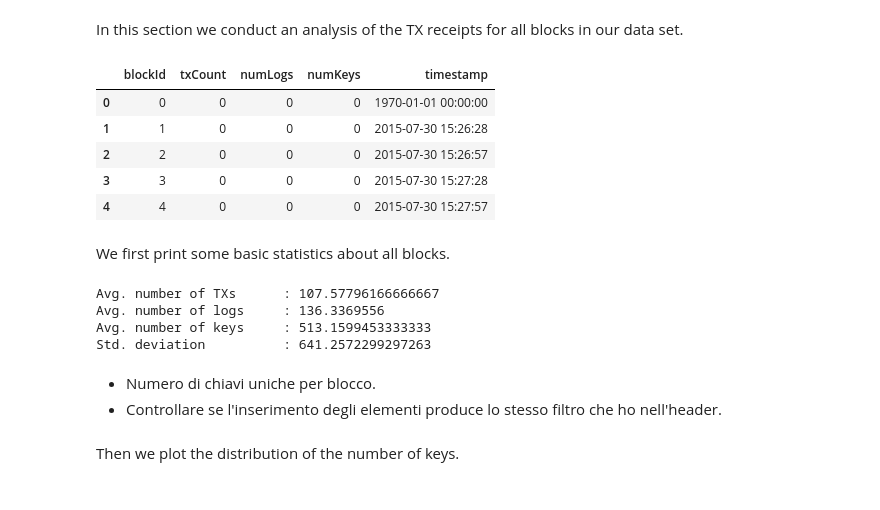
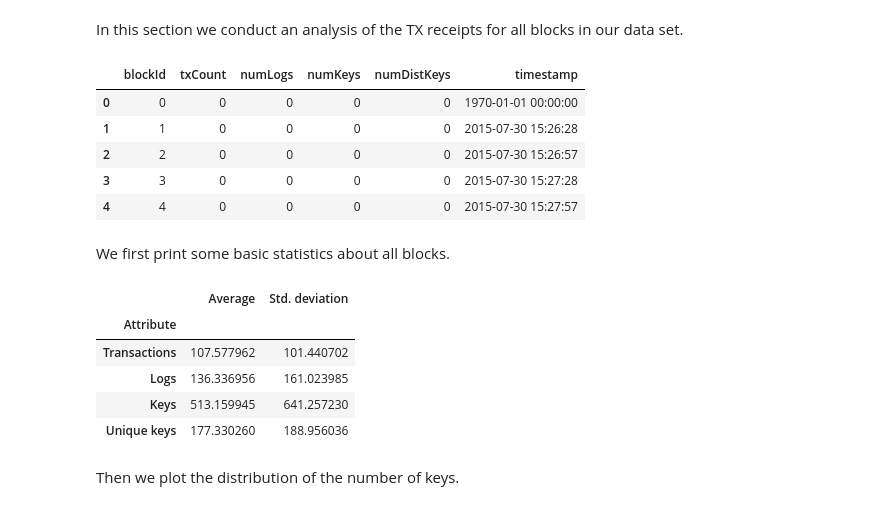
Before and after one commit to mloporchio/LogsBloomAnalysis, a Jupyter notebook: stats.ipynb, the cells around one changed output. Cells and saved outputs as stored; diff of their text form; code cells hidden in the pictures.

```diff
--- a/stats.ipynb
+++ b/stats.ipynb
@@ -148,19 +148,14 @@ plt.show()
 # %% [markdown]
 In this section we conduct an analysis of the TX receipts for all blocks in our data set.
 # %%
-dfs = []
-for i in range(0, 15):
-    start = i*1000000
-    end = start + 999999
-    dfs.append(pd.read_csv('data/receipt_stats_{}-{}.csv'.format(start, end), header=None))
-receipts = pd.concat(dfs)
-receipts.columns = ['blockId', 'txCount', 'numLogs', 'numKeys']
+receipts = pd.read_csv('data/receipt_stats_0-14999999.csv.xz', compression='xz', header=None)
+receipts.columns = ['blockId', 'txCount', 'numLogs', 'numKeys', 'numDistKeys']
 receipts['timestamp'] = filters_ones['timestamp'].values
 receipts.head()
 # %% [output]
-|  | blockId | txCount | numLogs | numKeys | timestamp |
-| 0 | 0 | 0 | 0 | 0 | 1970-01-01 00:00:00 |
-| 1 | 1 | 0 | 0 | 0 | 2015-07-30 15:26:28 |
-| 2 | 2 | 0 | 0 | 0 | 2015-07-30 15:26:57 |
-| 3 | 3 | 0 | 0 | 0 | 2015-07-30 15:27:28 |
-| 4 | 4 | 0 | 0 | 0 | 2015-07-30 15:27:57 |
+|  | blockId | txCount | numLogs | numKeys | numDistKeys | timestamp |
+| 0 | 0 | 0 | 0 | 0 | 0 | 1970-01-01 00:00:00 |
+| 1 | 1 | 0 | 0 | 0 | 0 | 2015-07-30 15:26:28 |
+| 2 | 2 | 0 | 0 | 0 | 0 | 2015-07-30 15:26:57 |
+| 3 | 3 | 0 | 0 | 0 | 0 | 2015-07-30 15:27:28 |
+| 4 | 4 | 0 | 0 | 0 | 0 | 2015-07-30 15:27:57 |
@@ -167,17 +165,21 @@ receipts.head()
 # %% [markdown]
 We first print some basic statistics about all blocks.
 # %%
-print('Avg. number of TXs\t: {}'.format(receipts.txCount.mean()))
-print('Avg. number of logs\t: {}'.format(receipts.numLogs.mean()))
-print('Avg. number of keys\t: {}\nStd. deviation\t\t: {}'.format(receipts.numKeys.mean(),receipts.numKeys.std()))
+data = [
+    ['Transactions', receipts.txCount.mean(), receipts.txCount.std()],
+    ['Logs', receipts.numLogs.mean(), receipts.numLogs.std()],
+    ['Keys', receipts.numKeys.mean(), receipts.numKeys.std()],
+    ['Unique keys', receipts.numDistKeys.mean(), receipts.numDistKeys.std()]
+]
+basic_receipt_stats = pd.DataFrame(data, columns=['Attribute', 'Average', 'Std. deviation']).set_index('Attribute')
+basic_receipt_stats
 # %% [output]
-Avg. number of TXs      : 107.57796166666667
-Avg. number of logs     : 136.3369556
-Avg. number of keys     : 513.1599453333333
-Std. deviation          : 641.2572299297263
+|  | Average | Std. deviation |
+| Attribute |  |  |
+| Transactions | 107.577962 | 101.440702 |
+| Logs | 136.336956 | 161.023985 |
+| Keys | 513.159945 | 641.257230 |
+| Unique keys | 177.330260 | 188.956036 |
-# %% [markdown]
-- Numero di chiavi uniche per blocco.
-- Controllare se l'inserimento degli elementi produce lo stesso filtro che ho nell'header.
 # %% [markdown]
 Then we plot the distribution of the number of keys.
 # %%
```
Also changed, not shown: parts of 5 cells of this notebook, 20 other files.
